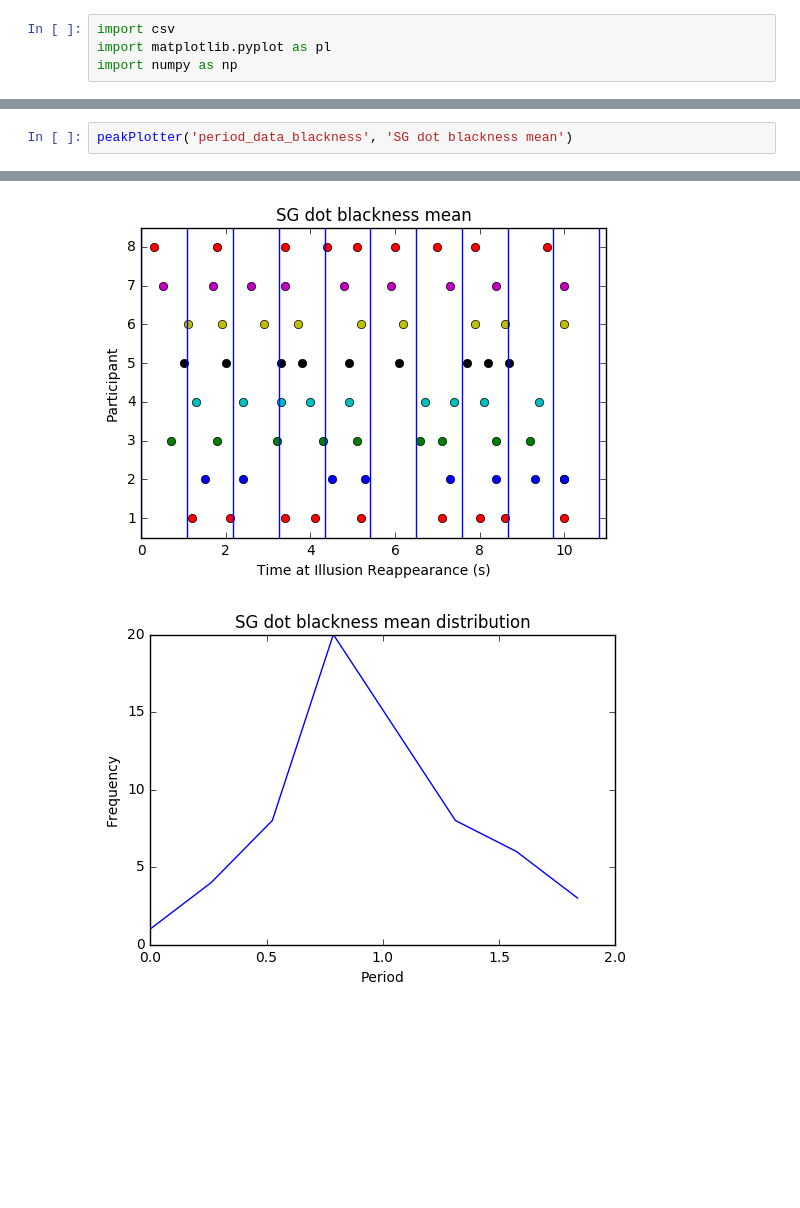
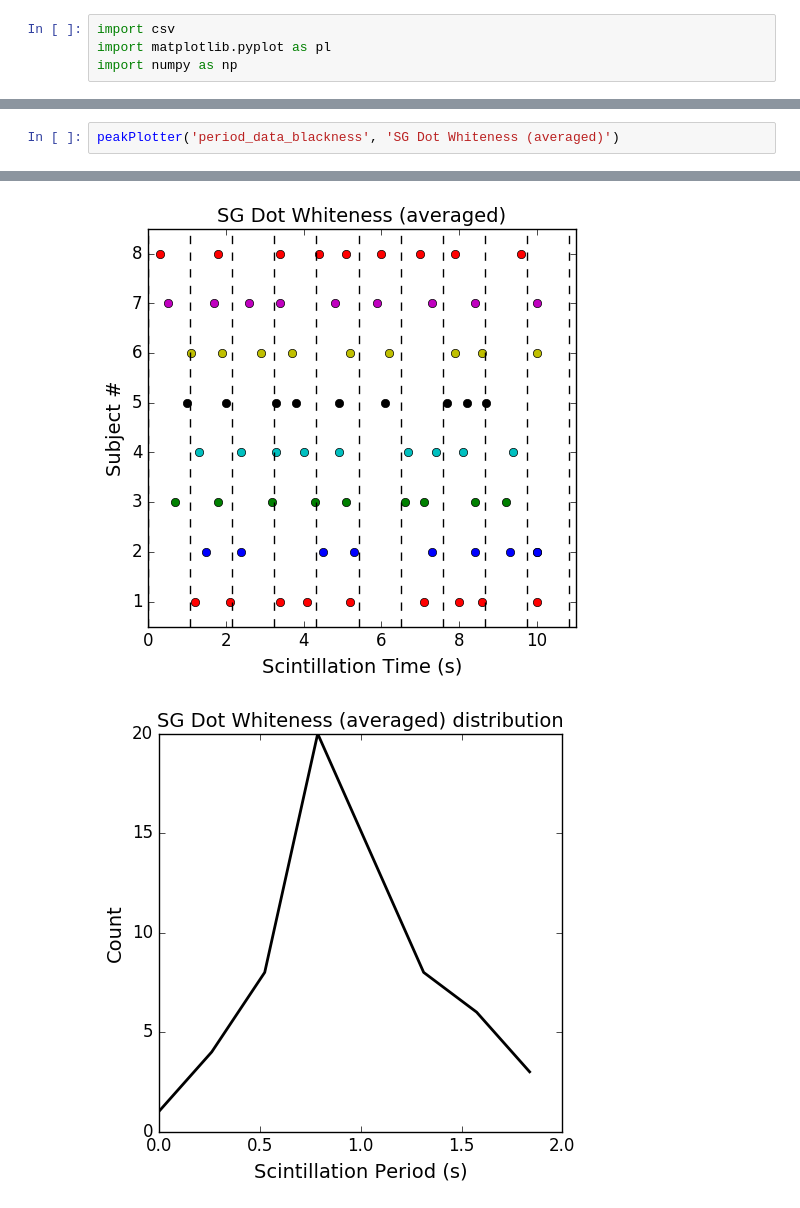
Before and after one commit to sunericd/Contrast-dynamics-of-Scintillating-and-Hermann-Grid-illusions, a Jupyter notebook: periodAnalysis.ipynb, the cells around one changed output, grey strips where cells are left out. Saved outputs shown, nothing was run; the diff lists cells and outputs as text; blank space fills up the shorter version.

Commit message:
new figures

```diff
--- a/periodAnalysis.ipynb
+++ b/periodAnalysis.ipynb
@@ -94,6 +101,6 @@ def peakPlotter (csv_filename, title):
         pl.savefig('./Figures/Period_Plots/'+csv_filename+'_cdf.png', dpi=500)
         pl.show()
 # %%
-peakPlotter('period_data_blackness', 'SG dot blackness mean')
+peakPlotter('period_data_blackness', 'SG Dot Whiteness (averaged)')
 # %% [output]
 Average Period = 1.083
@@ -101,2 +108,2 @@ Stdev = 0.0695795127444
-[figure, old version]
+[figure, new version]
-[figure, old version]
+[figure, new version]
```
Also changed, not shown: parts of 10 cells of this notebook.
